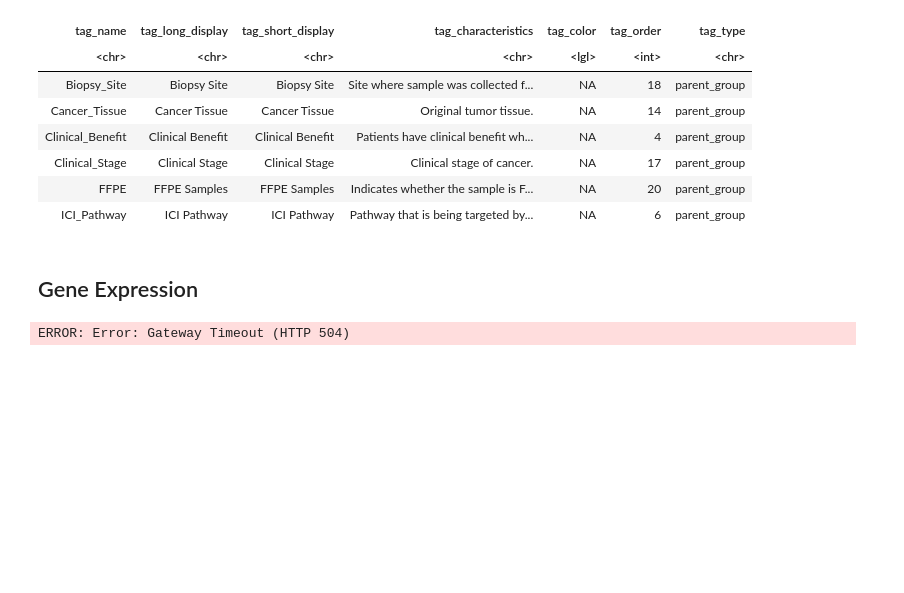
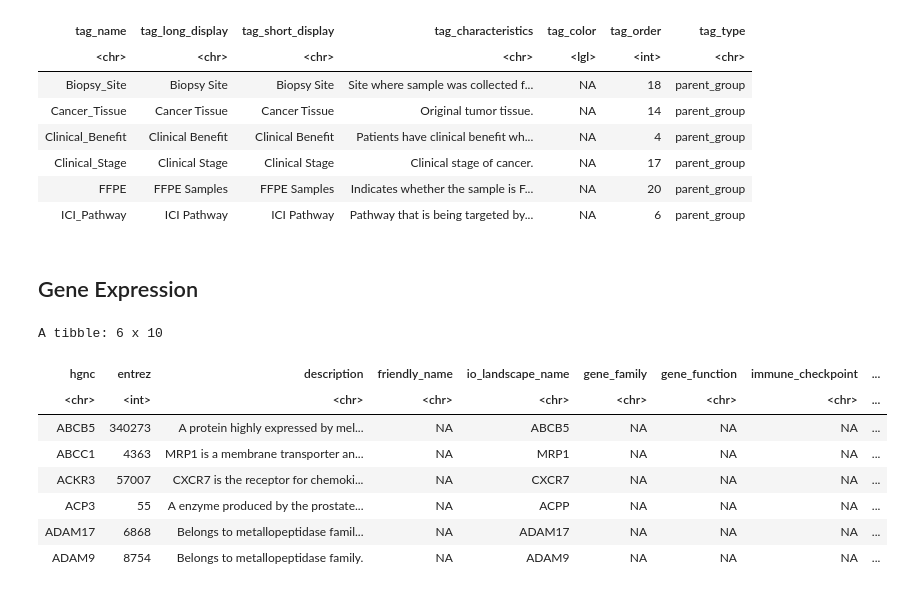
Before and after one commit to CRI-iAtlas/iatlas-notebooks, a Jupyter notebook: query_iatlas_single_cell_datasets.ipynb, the cells around one changed output. Cells and saved outputs as stored; diff of their text form; code cells hidden in the pictures; blank space fills up the shorter version.

Commit message:
add single cell data notebook

```diff
--- a/query_iatlas_single_cell_datasets.ipynb
+++ b/query_iatlas_single_cell_datasets.ipynb
@@ -94,8 +94,16 @@ A tibble: 6 x 7
 # %% [markdown]
 ## Gene Expression
 # %%
-#genes that we have expression data for all samples in the ici datasets (we will query expression values in the next section)
-genes_df <- iatlasGraphQLClient::query_genes(cohorts = 'MSK')
+#genes that we have expression data for the Bi 2021 dataset (we will query expression values in the next section)
+genes_df <- iatlasGraphQLClient::query_genes(cohorts = "Bi_2021")
 head(genes_df)
 # %% [output]
-ERROR: Error: Gateway Timeout (HTTP 504)
+A tibble: 6 x 10
+| hgnc | entrez | description | friendly_name | io_landscape_name | gene_family | gene_function | immune_checkpoint | ... |
+| <chr> | <int> | <chr> | <chr> | <chr> | <chr> | <chr> | <chr> | ... |
+| ABCB5 | 340273 | A protein highly expressed by mel... | NA | ABCB5 | NA | NA | NA | ... |
+| ABCC1 | 4363 | MRP1 is a membrane transporter an... | NA | MRP1 | NA | NA | NA | ... |
+| ACKR3 | 57007 | CXCR7 is the receptor for chemoki... | NA | CXCR7 | NA | NA | NA | ... |
+| ACP3 | 55 | A enzyme produced by the prostate... | NA | ACPP | NA | NA | NA | ... |
+| ADAM17 | 6868 | Belongs to metallopeptidase famil... | NA | ADAM17 | NA | NA | NA | ... |
+| ADAM9 | 8754 | Belongs to metallopeptidase family. | NA | ADAM9 | NA | NA | NA | ... |
```
Also changed, not shown: parts of 5 cells of this notebook.
